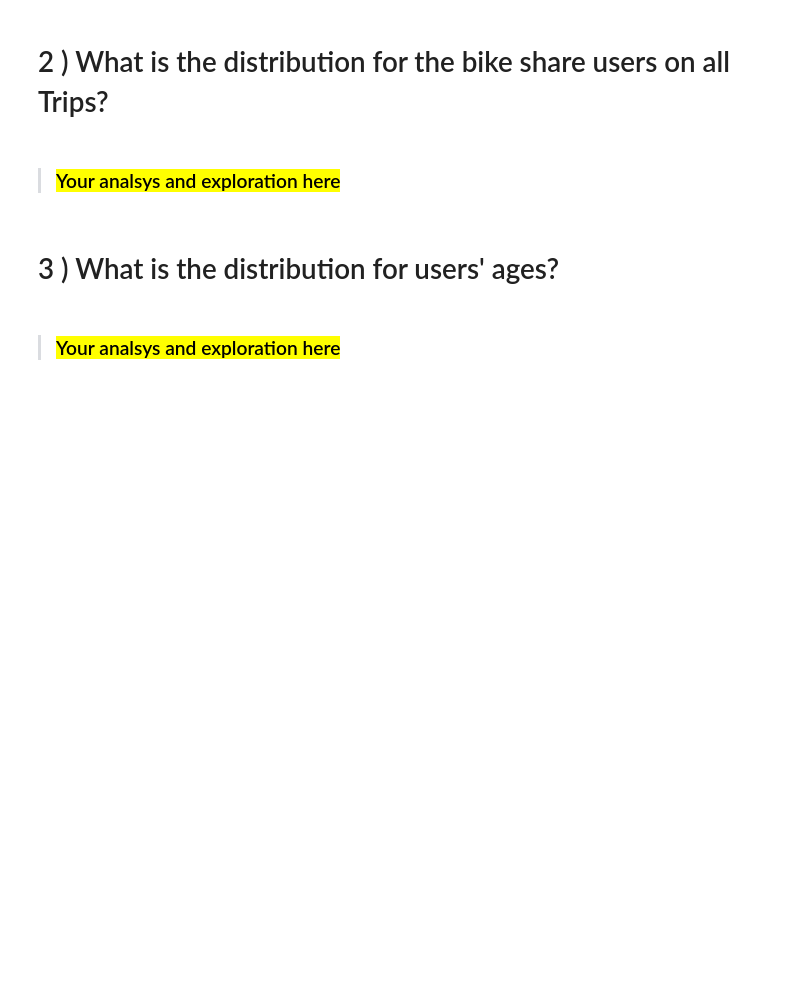
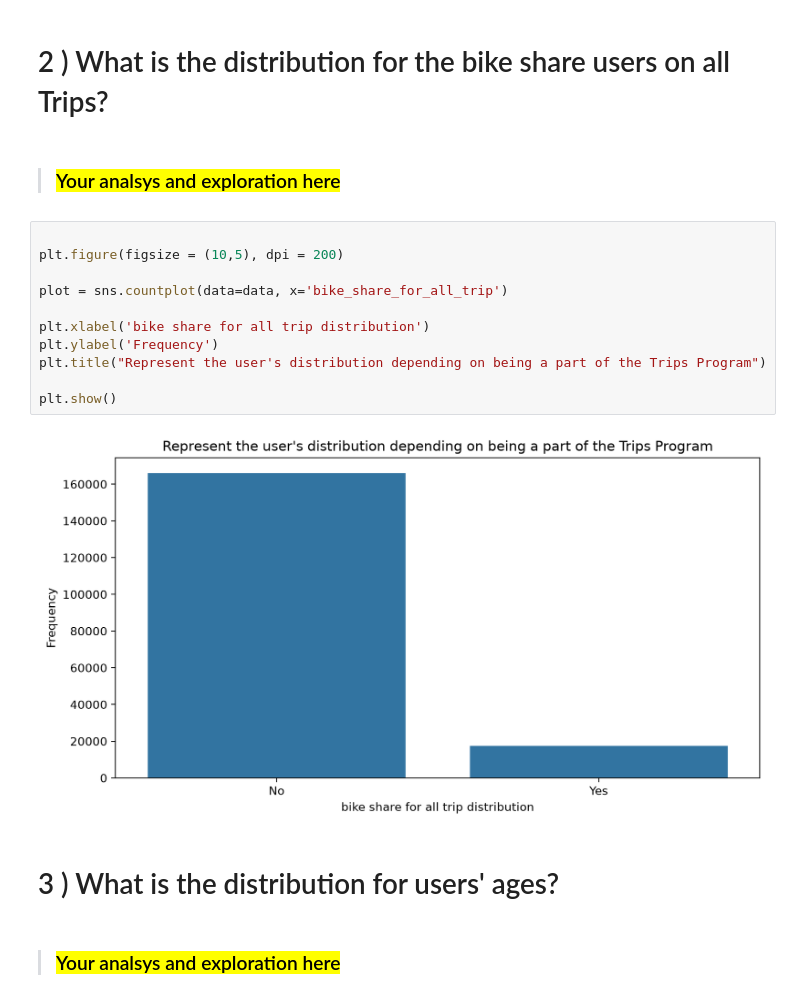
Before and after one commit to Roqaya-muhmd/CA-R5-S252-AI, a Jupyter notebook: src/first_dataAnalysis_project/phase1/datasciece-Final-Project.ipynb, the cells around one changed output. Saved outputs shown, nothing was run; the diff lists cells and outputs as text; blank space fills up the shorter version.

```diff
--- a/src/first_dataAnalysis_project/phase1/datasciece-Final-Project.ipynb
+++ b/src/first_dataAnalysis_project/phase1/datasciece-Final-Project.ipynb
@@ -511,6 +641,19 @@ import seaborn as sns
 # <a id="2"> 2 ) What is the distribution for the bike share users on all Trips?</a>
 # %% [markdown]
 > ### <mark>Your analsys and exploration here </mark>
+# %%
+
+plt.figure(figsize = (10,5), dpi = 200)
+
+plot = sns.countplot(data=data, x='bike_share_for_all_trip')
+
+plt.xlabel('bike share for all trip distribution')
+plt.ylabel('Frequency')
+plt.title("Represent the user's distribution depending on being a part of the Trips Program")
+
+plt.show()
+# %% [output]
+[figure, added]
 # %% [markdown]
 # <a id="3"> 3 ) What is the distribution for users' ages? </a>
 # %% [markdown]
```
Also changed, not shown: parts of 46 cells of this notebook, 6 other files.
